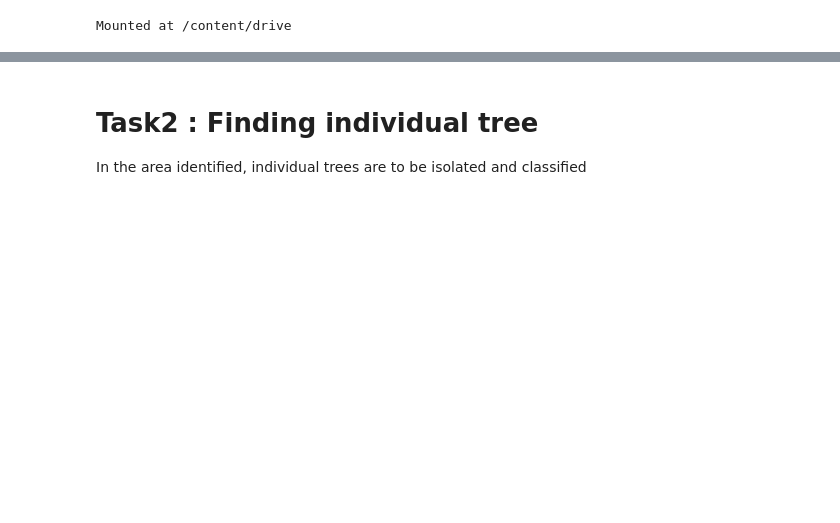
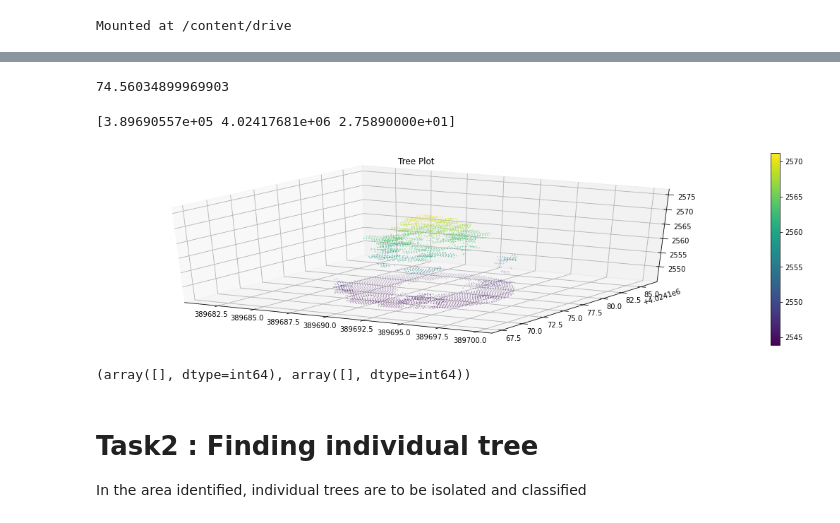
Before and after one commit to Ramprabu95/AI_based_image_compression, a Jupyter notebook: canopy_fuel_data_generation.ipynb, the cells around one changed output, grey strips where cells are left out. Saved outputs shown, nothing was run; the diff lists cells and outputs as text; code cells hidden in the pictures; blank space fills up the shorter version.

```diff
--- a/canopy_fuel_data_generation.ipynb
+++ b/canopy_fuel_data_generation.ipynb
@@ -62,0 +78,45 @@ plt.show()
+# %%
+tree_max = np.ones(vegetation_points[0].shape)
+for i in range(0,len_veg):
+  count = 0
+  if(((ground_approximation[i][2]>27) and (ground_approximation[i][2]<=28)) == True):
+    #print(ground_approximation[i][2])
+    range_values = []
+    for j in range(0,len_veg):
+      if ((((ground_approximation[j][0]-ground_approximation[i][0])**2) +((ground_approximation[j][1]-ground_approximation[i][1])**2) <=2)):
+         range_values.append(j)
+    #print(range_values)
+    local_max = True
+    for p in range_values:
+      if(ground_approximation[p][2] > ground_approximation[i][2]):
+        #print(ground_approximation[p][2], ground_approximation[i][2])
+        local_max =False
+        count += 1
+    #print(count,local_max)
+    if(local_max == True and count == 0):
+      distance = (ground_approximation[i][0]-389699)**2 + (ground_approximation[i][1]-4024175)**2
+      print(distance)
+      if(distance<225 and distance>25):
+        tree_max = ground_approximation[i]
+      break
+# %% [output]
+74.56034899969903
+# %%
+print(tree_max)
+segment_tree = laspy.create(point_format = uncompressed_file.header.point_format, file_version = uncompressed_file.header.version)
+segment_tree.points = uncompressed_file.points[(((uncompressed_file.x-tree_max[0])**2)+((uncompressed_file.y-tree_max[1])**2)<=30)]
+%matplotlib inline
+import matplotlib.pyplot as plt
+
+fig = plt.figure(figsize=[20, 5])
+ax = plt.axes(projection='3d')
+sc = ax.scatter(segment_tree.x, segment_tree.y, segment_tree.z, c=segment_tree.z ,s=0.1, marker='o')
+ax.set_xlim([tree_max[0]-10,tree_max[0]+10])
+ax.set_ylim([tree_max[1]-10,tree_max[1]+10])
+ax.set_zlim([np.min(vegetation_points[:,2]), np.max(vegetation_points[:,2])])
+plt.colorbar(sc)
+plt.title('Tree Plot')
+plt.show()
+# %% [output]
+[3.89690557e+05 4.02417681e+06 2.75890000e+01]
+[figure, added]
@@ -63,3 +125,8 @@ plt.show()
+# %%
+point = np.where((vegetation_points < 17.5) & (vegetation_points > 19.5))
+print(point)
+# %% [output]
+(array([], dtype=int64), array([], dtype=int64))
 # %% [markdown]
 # Task2 : Finding individual tree
 In the area identified, individual trees are to be isolated and classified
```
Also changed, not shown: parts of 15 cells of this notebook.
